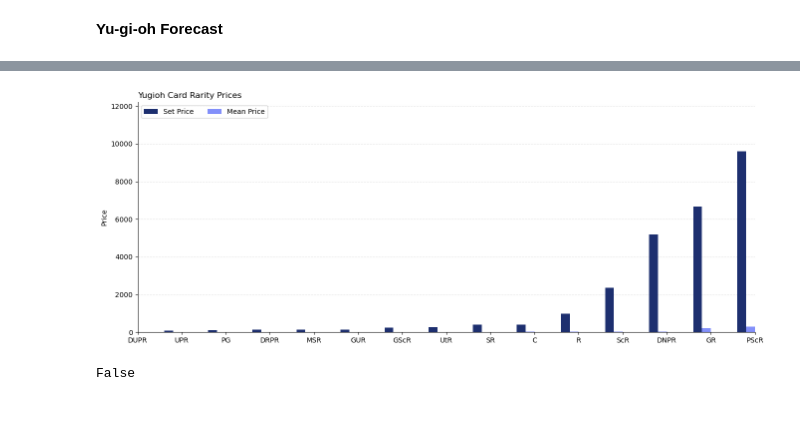
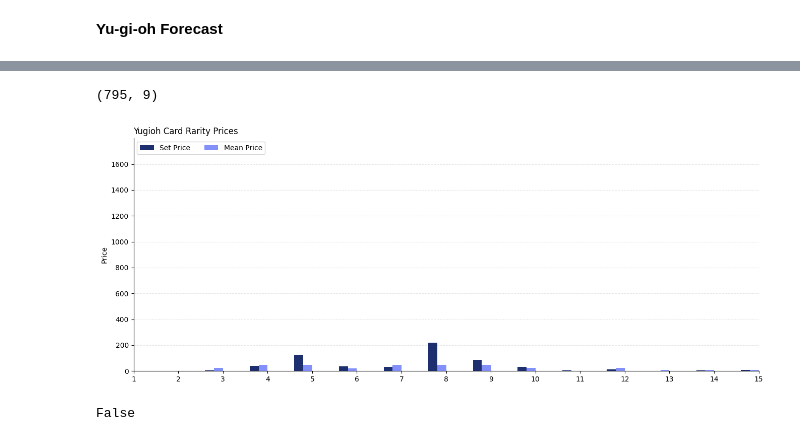
Before and after one commit to mfearing1234/Data_science_model_builds, a Jupyter notebook: Yugioh Forecast/Yu_GI_OH_Card_Forecast.ipynb, the cells around one changed output, grey strips where cells are left out. Saved outputs shown, nothing was run; the diff lists cells and outputs as text; code cells hidden in the pictures; blank space fills up the shorter version.

```diff
--- a/Yugioh Forecast/Yu_GI_OH_Card_Forecast.ipynb
+++ b/Yugioh Forecast/Yu_GI_OH_Card_Forecast.ipynb
@@ -28,5 +28,8 @@ df.head(5)
 # %%
 #Grouped df price
 df_grouped = df.groupby('card_sets_set_rarity_code').sum().sort_values('card_sets_set_price')
+df_grouped=df[['card_sets_set_price','card_sets_set_rarity_code']].groupby('card_sets_set_rarity_code').sum()
+df_grouped = df_grouped.rename(columns={ 'card_sets_set_price': 'total_card_set_price'})
+df_grouped = pd.merge(df,df_grouped,how = 'left', on = 'card_sets_set_rarity_code')
 df_grouped
 # %% [output]
@@ -52,5 +49,7 @@ df_grouped
 # %%
 #Grouped mean price
-df_grouped_mean =df.groupby('card_sets_set_rarity_code').mean().sort_values('card_sets_set_price')
+df_grouped_mean =df[['card_sets_set_price','card_sets_set_rarity_code']].groupby('card_sets_set_rarity_code').mean()
+df_grouped_mean = df_grouped_mean.rename(columns={ 'card_sets_set_price': 'mean_card_set_price'})
+df_grouped_mean = pd.merge(df,df_grouped_mean,how = 'left', on = 'card_sets_set_rarity_code')
 df_grouped_mean
 # %% [output]
@@ -76,27 +69,31 @@ df_grouped_mean
+# %%
+df_grouped_mean.shape
+# %% [output]
+(795, 9)
 # %%
 #Plot out average card price by rarity
 # define figure
 fig, ax = plt.subplots(1, figsize=(16, 6))# numerical x
 
 x = np.arange(0, len(df_grouped.index))# plot bars
 plt.bar(x - 0.3, df_grouped['card_sets_set_price'], width = 0.2, color = '#1D2F6F')
-plt.bar(x - 0.1, df_grouped_mean['card_sets_set_price'], width = 0.2, color = '#8390FA')
+plt.bar(x - 0.1, df_grouped_mean['mean_card_set_price'], width = 0.2, color = '#8390FA')
 
 # remove spines
 ax.spines['right'].set_visible(False)
 ax.spines['top'].set_visible(False)
 # x y details
 plt.ylabel('Price')
 plt.xticks(x, df_grouped.index)
 plt.xlim(1, 15)
 # grid lines
 ax.set_axisbelow(True)
 ax.yaxis.grid(color='gray', linestyle='dashed', alpha=0.2)# title and legend
 plt.title('Yugioh Card Rarity Prices', loc ='left')
 plt.legend(['Set Price','Mean Price'], loc='upper left', ncol = 2)
 plt.show()
 # %% [output]
-[figure, old version]
+[figure, new version]
 # %%
 #Check missing data
 df.isnull().values.any()
```
Also changed, not shown: parts of 8 cells of this notebook, 4 other files.
